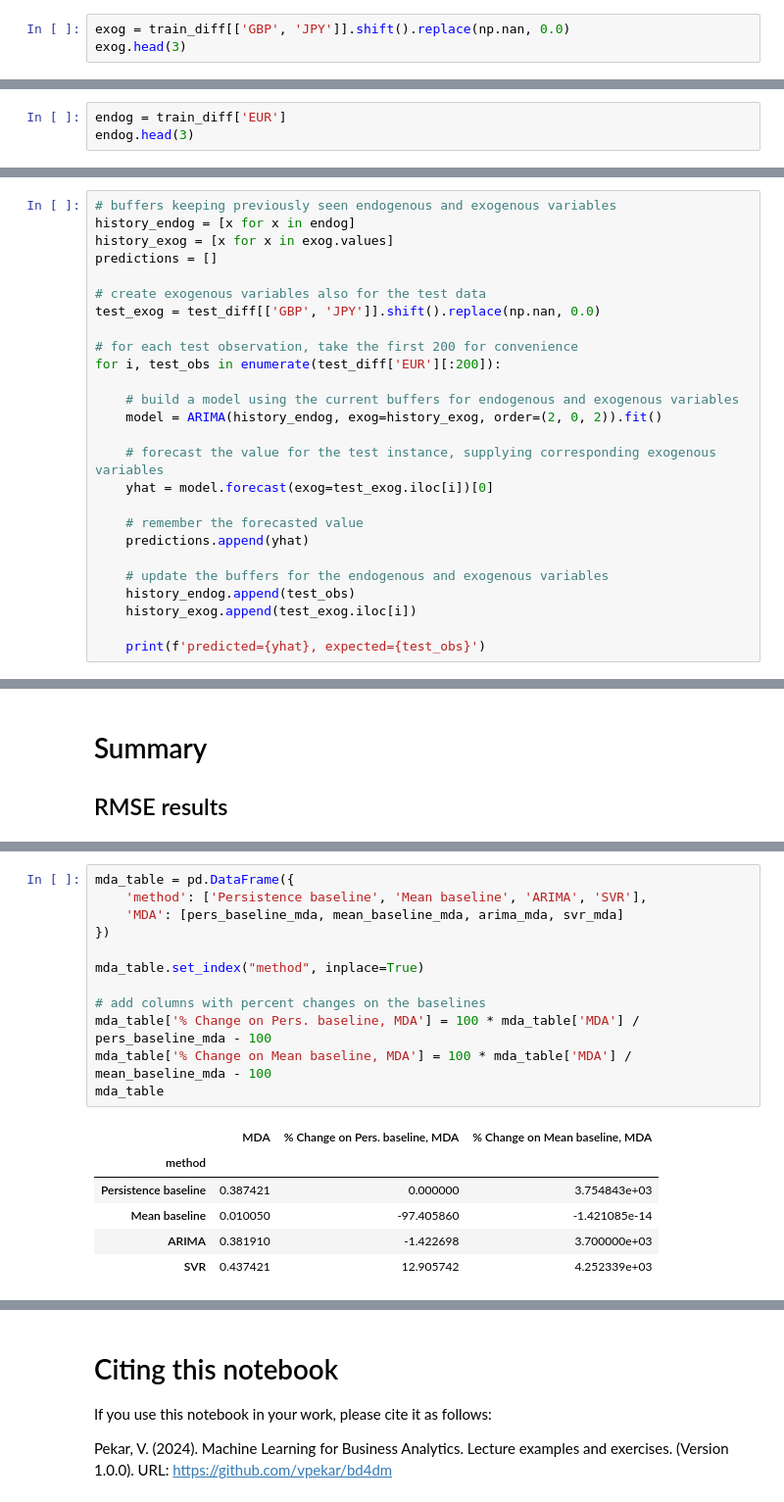
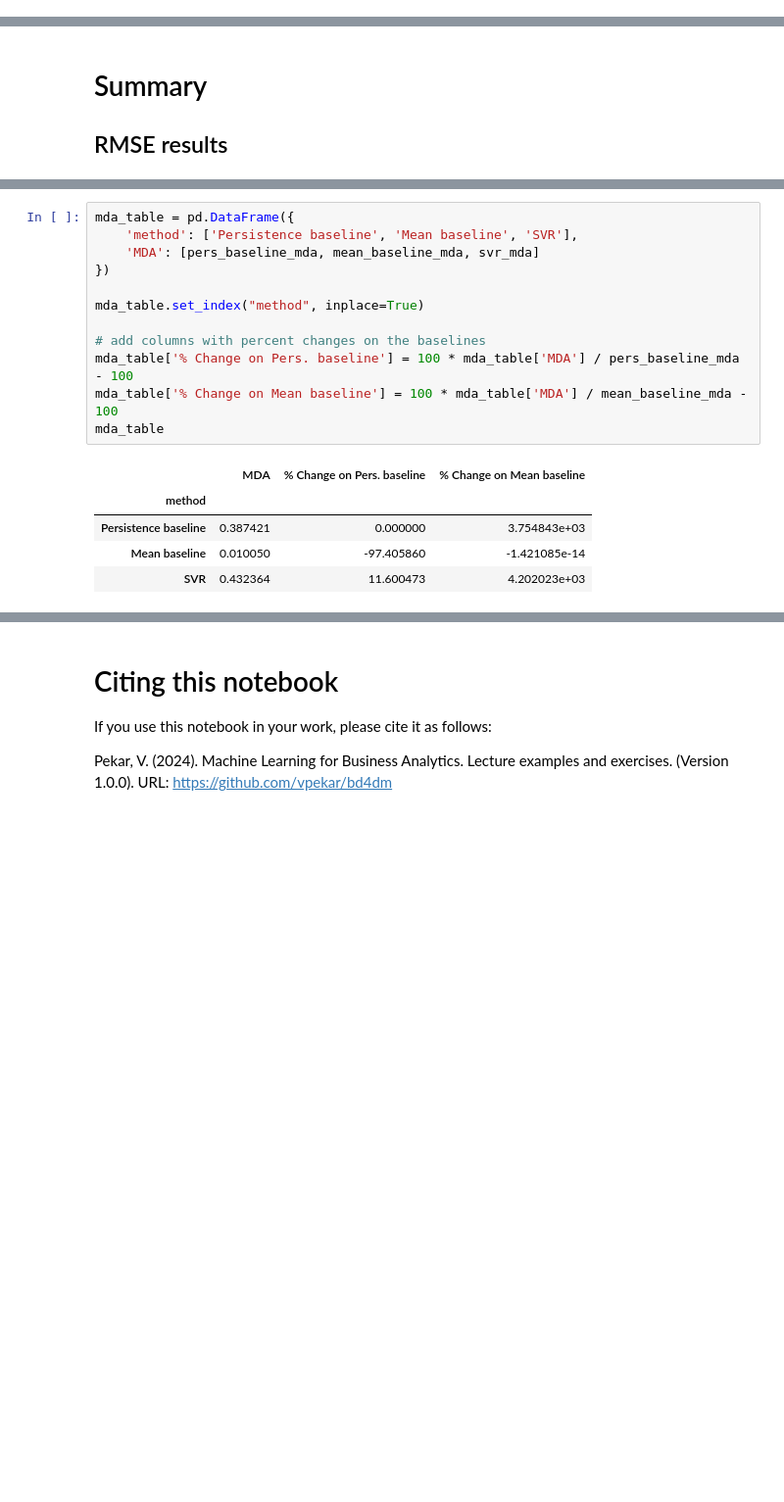
Before and after one commit to mabdulrehman8833-cloud/bd4dm, a Jupyter notebook: Time Series Forecasting/Forecasting.ipynb, the cells around one changed output, grey strips where cells are left out. Shown: that part at 98% size. Cells and saved outputs as stored; diff of their text form; blank space fills up the shorter version.

Commit message:
Removed ARIMA

```diff
--- a/Time Series Forecasting/Forecasting.ipynb
+++ b/Time Series Forecasting/Forecasting.ipynb
@@ -377,3 +330,0 @@ We will add **exogenous** variables into the model the values of GBP and JPY at
-# %%
-exog = train_diff[['GBP', 'JPY']].shift().replace(np.nan, 0.0)
-exog.head(3)
@@ -386,3 +330,0 @@ exog.head(3)
-# %%
-endog = train_diff['EUR']
-endog.head(3)
@@ -419,26 +330,0 @@ We can now evaluate the model on the test (out-of-sample) data. We will re-train
-# %%
-# buffers keeping previously seen endogenous and exogenous variables
-history_endog = [x for x in endog]
-history_exog = [x for x in exog.values]
-predictions = []
-
-# create exogenous variables also for the test data
-test_exog = test_diff[['GBP', 'JPY']].shift().replace(np.nan, 0.0)
-
-# for each test observation, take the first 200 for convenience
-for i, test_obs in enumerate(test_diff['EUR'][:200]):
-
-    # build a model using the current buffers for endogenous and exogenous variables
-    model = ARIMA(history_endog, exog=history_exog, order=(2, 0, 2)).fit()
-
-    # forecast the value for the test instance, supplying corresponding exogenous variables
-    yhat = model.forecast(exog=test_exog.iloc[i])[0]
-
-    # remember the forecasted value
-    predictions.append(yhat)
-
-    # update the buffers for the endogenous and exogenous variables
-    history_endog.append(test_obs)
-    history_exog.append(test_exog.iloc[i])
-
-    print(f'predicted={yhat}, expected={test_obs}')
@@ -773,21 +634,20 @@ In terms of RMSE, SVR produced better results than ARIMA, and has an 18\% RMSE r
 ## MDA results
 # %%
 mda_table = pd.DataFrame({
-    'method': ['Persistence baseline', 'Mean baseline', 'ARIMA', 'SVR'],
-    'MDA': [pers_baseline_mda, mean_baseline_mda, arima_mda, svr_mda]
+    'method': ['Persistence baseline', 'Mean baseline', 'SVR'],
+    'MDA': [pers_baseline_mda, mean_baseline_mda, svr_mda]
 })
 
 mda_table.set_index("method", inplace=True)
 
 # add columns with percent changes on the baselines
-mda_table['% Change on Pers. baseline, MDA'] = 100 * mda_table['MDA'] / pers_baseline_mda - 100
-mda_table['% Change on Mean baseline, MDA'] = 100 * mda_table['MDA'] / mean_baseline_mda - 100
+mda_table['% Change on Pers. baseline'] = 100 * mda_table['MDA'] / pers_baseline_mda - 100
+mda_table['% Change on Mean baseline'] = 100 * mda_table['MDA'] / mean_baseline_mda - 100
 mda_table
 # %% [output]
-|  | MDA | % Change on Pers. baseline, MDA | % Change on Mean baseline, MDA |
+|  | MDA | % Change on Pers. baseline | % Change on Mean baseline |
 | method |  |  |  |
 | Persistence baseline | 0.387421 | 0.000000 | 3.754843e+03 |
 | Mean baseline | 0.010050 | -97.405860 | -1.421085e-14 |
-| ARIMA | 0.381910 | -1.422698 | 3.700000e+03 |
-| SVR | 0.437421 | 12.905742 | 4.252339e+03 |
+| SVR | 0.432364 | 11.600473 | 4.202023e+03 |
 # %% [markdown]
```
Also changed, not shown: parts of 31 cells of this notebook, 1 other file.
